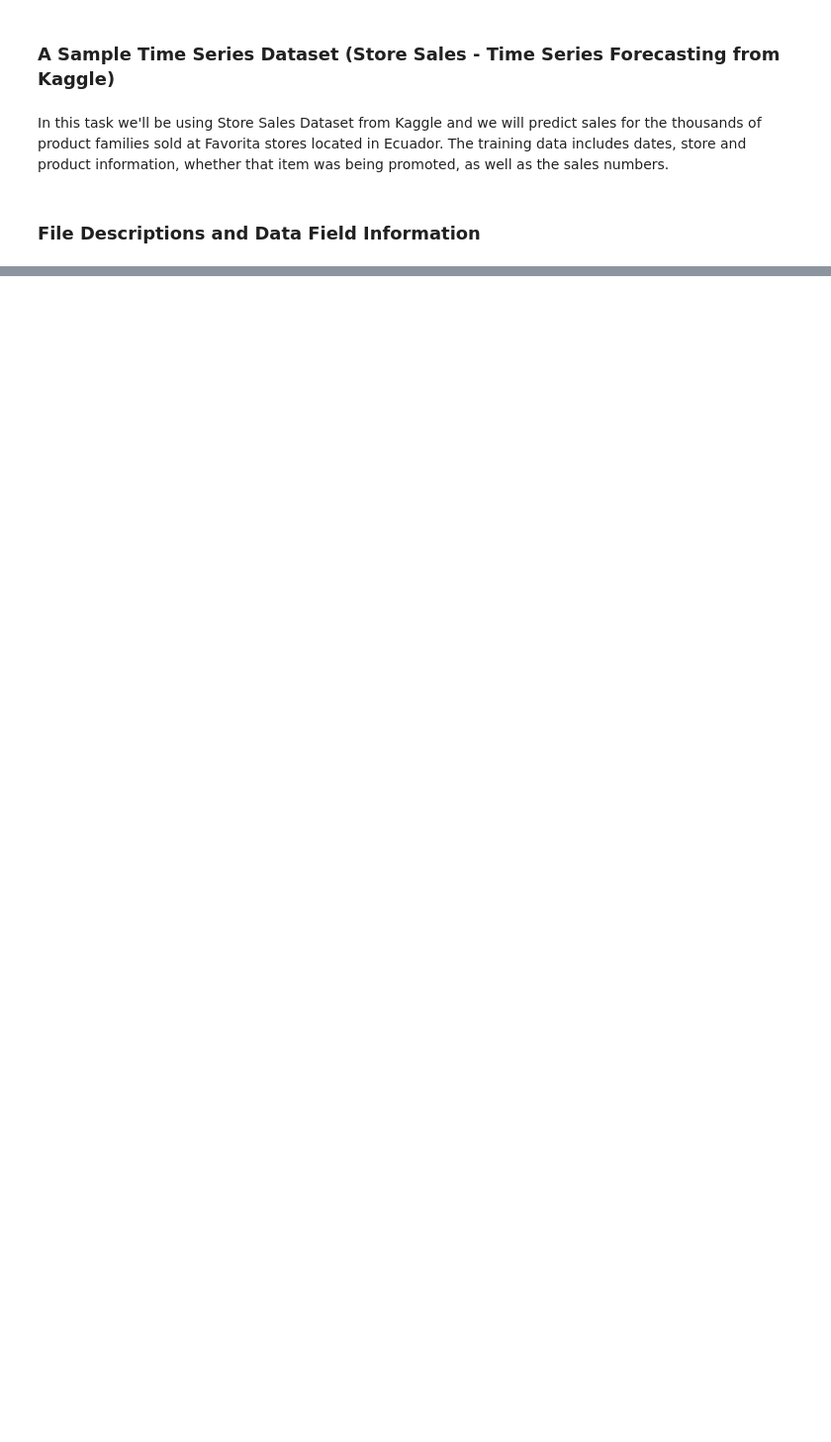
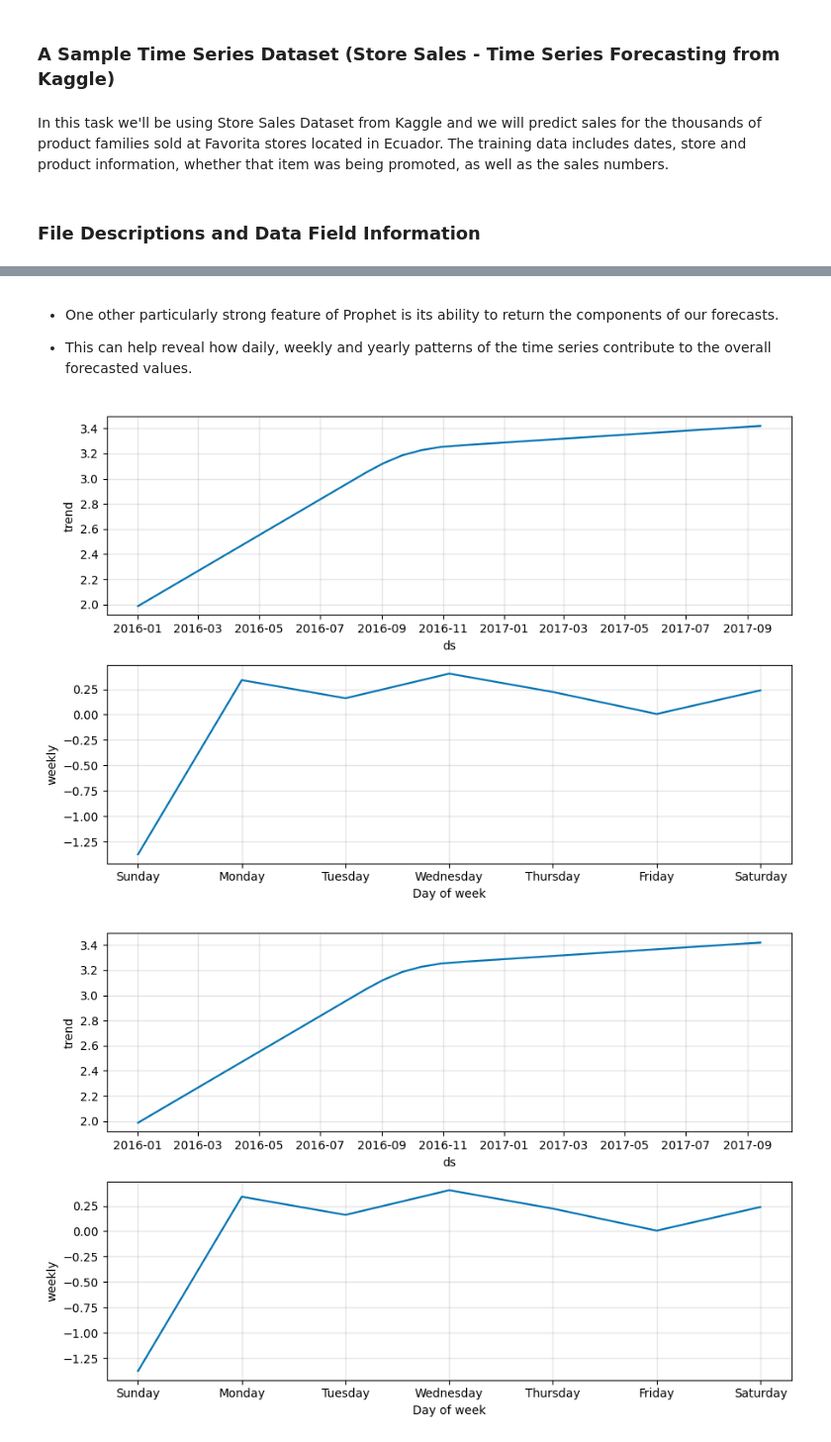
Before and after one commit to arkeodev/time-series, a Jupyter notebook: FB_Prophet_Time_Series_Analysis/Prophet.ipynb, the cells around one changed output, grey strips where cells are left out. Shown at 99% size. Cells and saved outputs as stored; diff of their text form; code cells hidden in the pictures; blank space fills up the shorter version.

```diff
--- a/FB_Prophet_Time_Series_Analysis/Prophet.ipynb
+++ b/FB_Prophet_Time_Series_Analysis/Prophet.ipynb
@@ -55,0 +116,35 @@ The`dates` in the test data are for the 15 days after the last date in the train
+# %%
+# Preparing data for the Prophet model: renaming columns to 'ds' and 'y' as required by Prophet
+train_df['ds'] = train_df['date']
+train_df['y'] = train_df['sales']
+
+# We need to create a separate model for each 'store_nbr' and 'family' combination
+# We will train a Prophet model for each combination and store the models in a dictionary
+models = {}
+forecasts = {}
+
+# Loop through each combination of store and family
+for (store, family), group_df in train_df.groupby(['store_nbr', 'family']):
+
+    # Prepare the DataFrame for Prophet
+    prophet_df = group_df[['ds', 'y']].copy()
+
+    # Initialize and fit the Prophet model
+    # Set the uncertainty interval to 80% (the Prophet default is 80%)
+    m = Prophet(interval_width=0.8)
+    m.fit(prophet_df)
+
+    # Store the fitted model in the models dictionary
+    models[(store, family)] = m
+
+    # Create a future dataframe for forecasting the next 30 days
+    # We do not have to concern ourselves with manually creating
+    # this DataFrame, as Prophet provides the make_future_dataframe
+    # helper function.
+    future = m.make_future_dataframe(periods=30)
+
+    # Make the forecast
+    forecast = m.predict(future)
+
+    # Store the forecast in the forecasts dictionary
+    forecasts[(store, family)] = forecast
@@ -55,0 +211,5 @@ The`dates` in the test data are for the 15 days after the last date in the train
+# %%
+# Example of how to access a model and its forecast for store_nbr 1 and family 'BEAUTY'
+specific_model = models[(1, 'BEAUTY')]
+specific_forecast = forecasts[(1, 'BEAUTY')]
+specific_forecast[['ds', 'yhat', 'yhat_lower', 'yhat_upper']].head()
@@ -55,0 +223,9 @@ The`dates` in the test data are for the 15 days after the last date in the train
+# %% [markdown]
+- One other particularly strong feature of Prophet is its ability to return the components of our forecasts.
+
+- This can help reveal how daily, weekly and yearly patterns of the time series contribute to the overall forecasted values.
+# %%
+specific_model.plot_components(specific_forecast)
+# %% [output]
+[figure, added]
+[figure, added]
```
Also changed, not shown: parts of 31 cells of this notebook.
